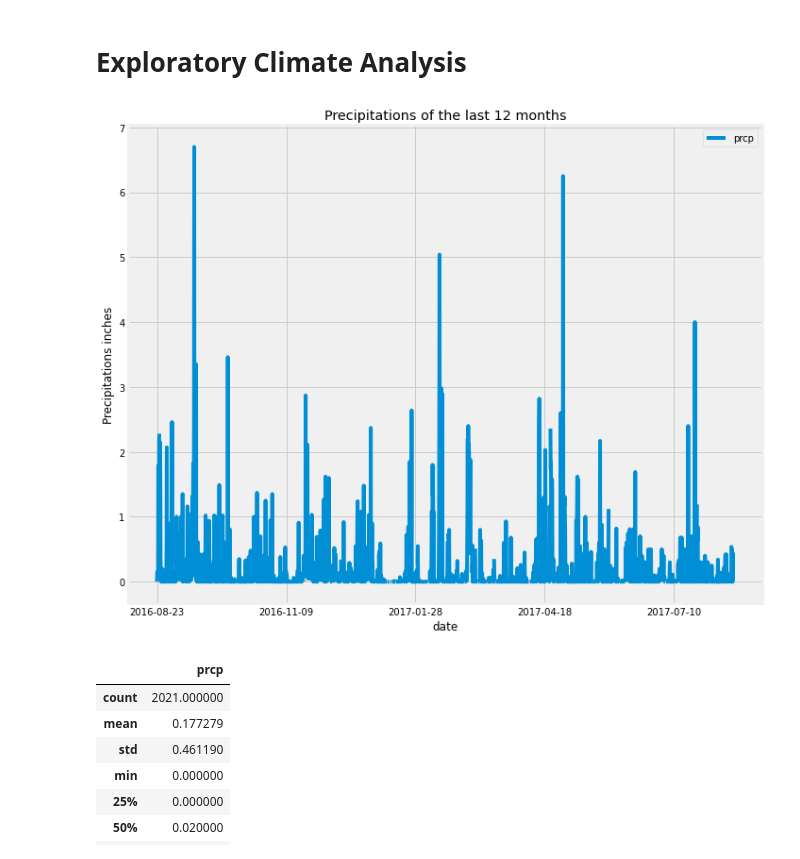
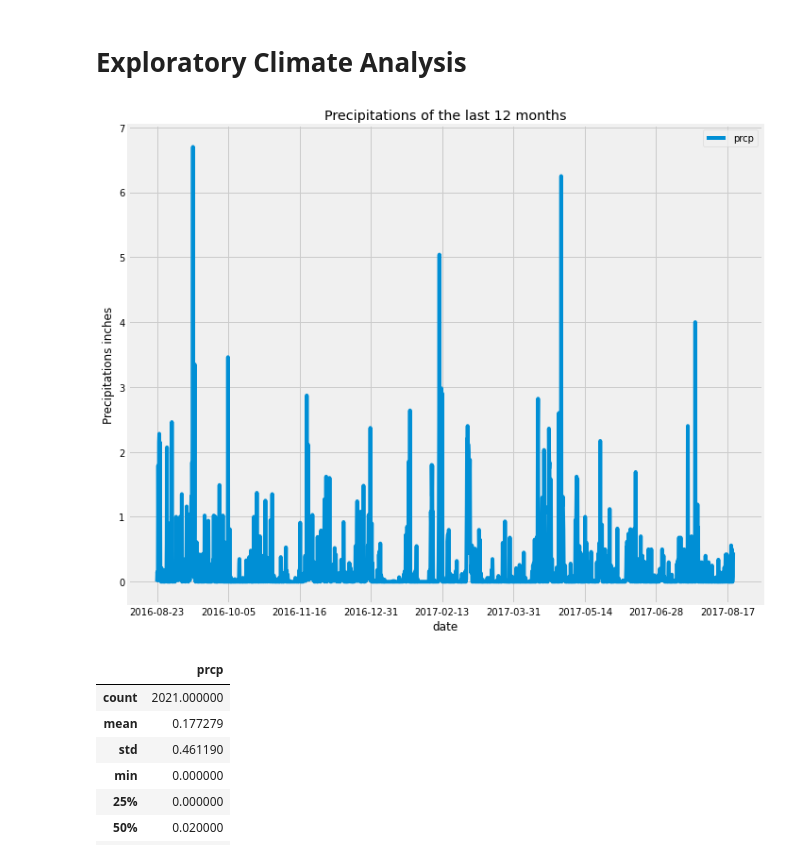
Before and after one commit to QuentinMahieu/10.sqlalchemy-challenge, a Jupyter notebook: climate_starter.ipynb, the cells around one changed output. Drawn from its saved outputs; the diff is of its cells as text; code cells hidden in the pictures.

```diff
--- a/climate_starter.ipynb
+++ b/climate_starter.ipynb
@@ -37,23 +37,23 @@ session = Session(engine)
 # %%
 # Design a query to retrieve the last 12 months of precipitation data and plot the results
 # Calculate the date 1 year ago from the last data point in the database
 # Perform a query to retrieve the data and precipitation scores
 # Save the query results as a Pandas DataFrame and set the index to the date column
 # Sort the dataframe by date
 # Use Pandas Plotting with Matplotlib to plot the data
 from datetime import datetime as dtt
-query_date = dt.datetime.strptime(session.query(func.max(Measurement.date)).\
+query_date = dtt.strptime(session.query(func.max(Measurement.date)).\
                 first()[0], '%Y-%m-%d') - dt.timedelta(days=365)
 date = dtt.strftime(query_date,'%Y-%m-%d')
 
 prcp_lastyear = session.query(Measurement.date,Measurement.prcp).\
     filter(Measurement.date>=date).order_by('date').all()
 df_prcp = pd.DataFrame(prcp_lastyear).set_index('date')
-df_prcp.plot.line(figsize=(10,8),title='Precipitations of the last 12 months',ylabel='Precipitations inches')
+df_prcp.dropna().plot.line(figsize=(10,8),title='Precipitations of the last 12 months',ylabel='Precipitations inches')
 plt.tight_layout()
 plt.show()
 # %% [output]
-[figure, old version]
+[figure, new version]
 # %%
 # Use Pandas to calcualte the summary statistics for the precipitation data)
 df_prcp.describe()
```
